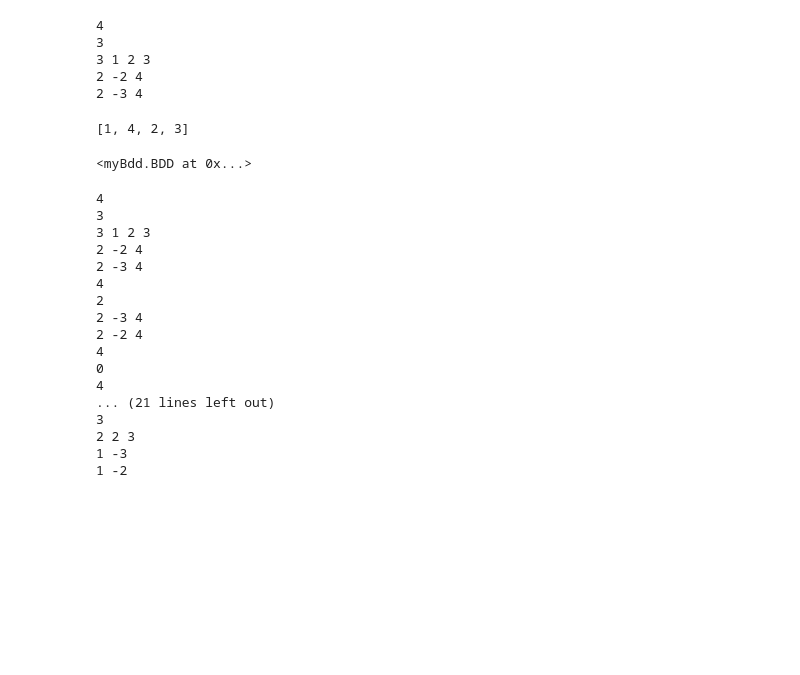
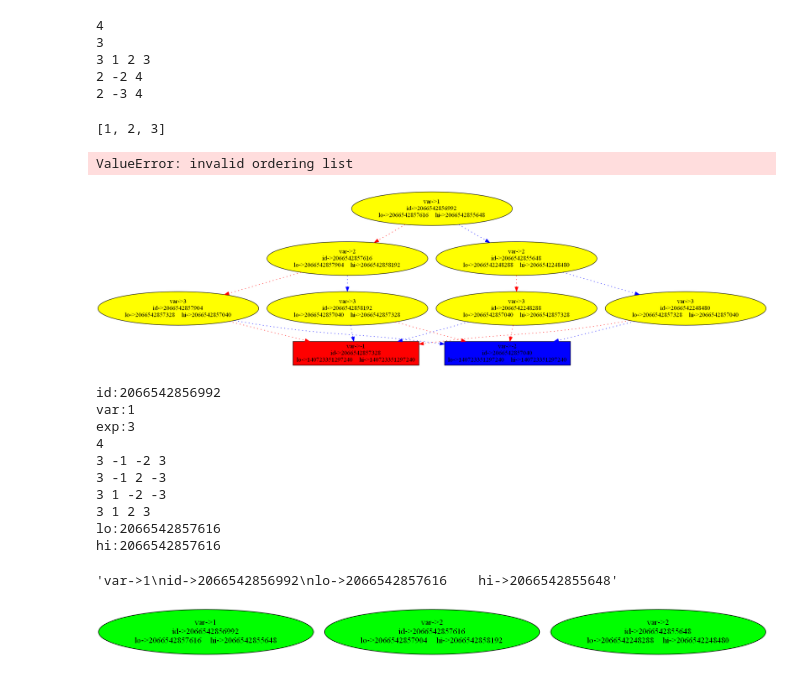
Before and after one commit to the-pinbo/ROBDD, a Jupyter notebook: tesy.ipynb, the cells around one changed output. Drawn from its saved outputs; the diff is of its cells as text; code cells hidden in the pictures; blank space fills up the shorter version.

Commit message:
added pydot module for graph vis

```diff
--- a/tesy.ipynb
+++ b/tesy.ipynb
@@ -11,31 +11,31 @@ print(f)
 2 -2 4
 2 -3 4
 # %%
-ordering = [1,4,2,3]
+ordering = [2,3,1,4]
 print(ordering)
 a = BDD(f, ordering)
 a
 # %% [output]
-[1, 4, 2, 3]
+[1, 2, 3]
-<myBdd.BDD at 0x...>
+ValueError: invalid ordering list
-# %%
-for node in a.dfsPreorder():
-    print(node.exp)
-# %% [output]
-4
-3
-3 1 2 3
-2 -2 4
-2 -3 4
-4
-2
-2 -3 4
-2 -2 4
-4
-0
-4
-... (21 lines left out)
-3
-2 2 3
-1 -3
-1 -2
+# %%
+a.displayGraph()
+# %% [output]
+[figure, added]
+# %%
+a.node
+# %% [output]
+id:2066542856992
+var:1
+exp:3
+4
+3 -1 -2 3
+3 -1 2 -3
+3 1 -2 -3
+3 1 2 3
+lo:2066542857616
+hi:2066542857616
+# %%
+a.node.getLabel()
+# %% [output]
+'var->1\nid->2066542856992\nlo->2066542857616    hi->2066542855648'
@@ -41,0 +51,6 @@ for node in a.dfsPreorder():
+# %%
+from IPython.display import Image, display
+img = Image(G.create_png())
+display(img)
+# %% [output]
+[figure, added]
```
Also changed, not shown: parts of 3 cells of this notebook, 5 other files.
